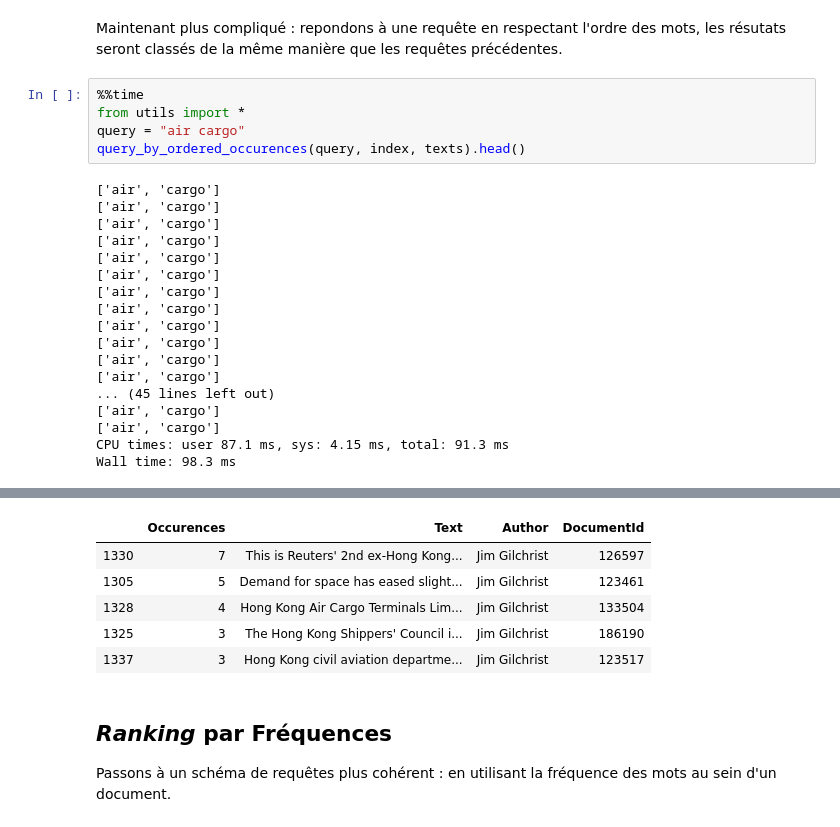
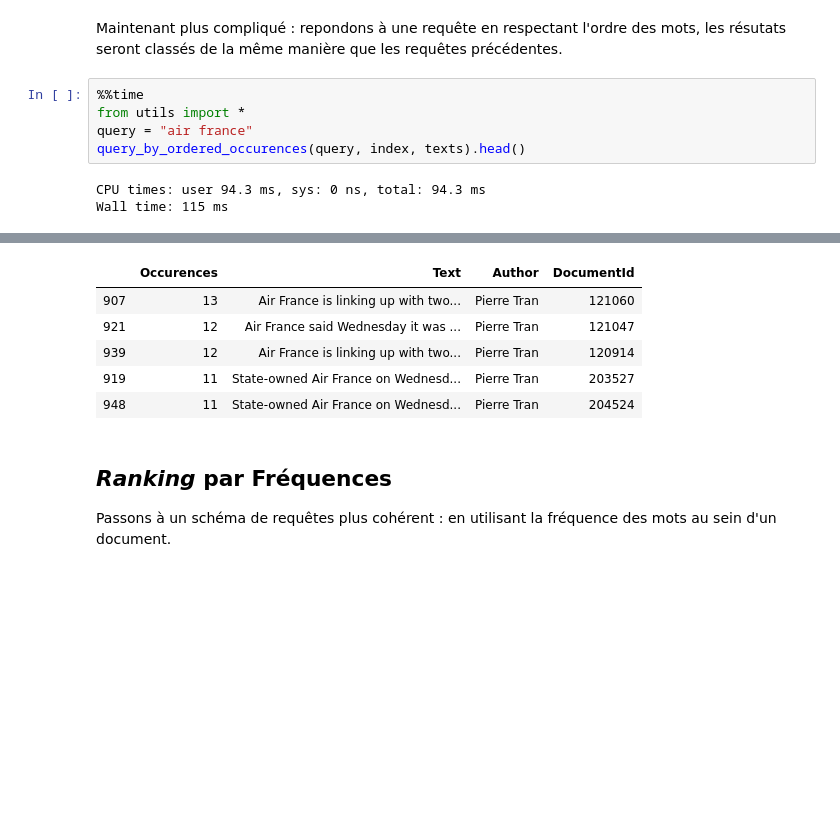
Before and after one commit to Barenn/Indexation-Web-TP, a Jupyter notebook: tp1.ipynb, the cells around one changed output, grey strips where cells are left out. Drawn from its saved outputs; the diff is of its cells as text; blank space fills up the shorter version.

```diff
--- a/tp1.ipynb
+++ b/tp1.ipynb
@@ -223,23 +223,8 @@ Maintenant plus compliqué : repondons à une requête en respectant l'ordre des
 # %%
 %%time
 from utils import *
-query = "air cargo"
+query = "air france"
 query_by_ordered_occurences(query, index, texts).head()
 # %% [output]
-['air', 'cargo']
-['air', 'cargo']
-['air', 'cargo']
-['air', 'cargo']
-['air', 'cargo']
-['air', 'cargo']
-['air', 'cargo']
-['air', 'cargo']
-['air', 'cargo']
-['air', 'cargo']
-['air', 'cargo']
-['air', 'cargo']
-... (45 lines left out)
-['air', 'cargo']
-['air', 'cargo']
-CPU times: user 87.1 ms, sys: 4.15 ms, total: 91.3 ms
-Wall time: 98.3 ms
+CPU times: user 94.3 ms, sys: 0 ns, total: 94.3 ms
+Wall time: 115 ms
@@ -246,9 +233,9 @@ Wall time: 98.3 ms
 |  | Occurences | Text | Author | DocumentId |
-| 1330 | 7 | This is Reuters' 2nd ex-Hong Kong... | Jim Gilchrist | 126597 |
-| 1305 | 5 | Demand for space has eased slight... | Jim Gilchrist | 123461 |
-| 1328 | 4 | Hong Kong Air Cargo Terminals Lim... | Jim Gilchrist | 133504 |
-| 1325 | 3 | The Hong Kong Shippers' Council i... | Jim Gilchrist | 186190 |
-| 1337 | 3 | Hong Kong civil aviation departme... | Jim Gilchrist | 123517 |
+| 907 | 13 | Air France is linking up with two... | Pierre Tran | 121060 |
+| 921 | 12 | Air France said Wednesday it was ... | Pierre Tran | 121047 |
+| 939 | 12 | Air France is linking up with two... | Pierre Tran | 120914 |
+| 919 | 11 | State-owned Air France on Wednesd... | Pierre Tran | 203527 |
+| 948 | 11 | State-owned Air France on Wednesd... | Pierre Tran | 204524 |
 # %% [markdown]
 ## _Ranking_ par Fréquences
 
```
Also changed, not shown: parts of 3 cells of this notebook, 1 other file.
